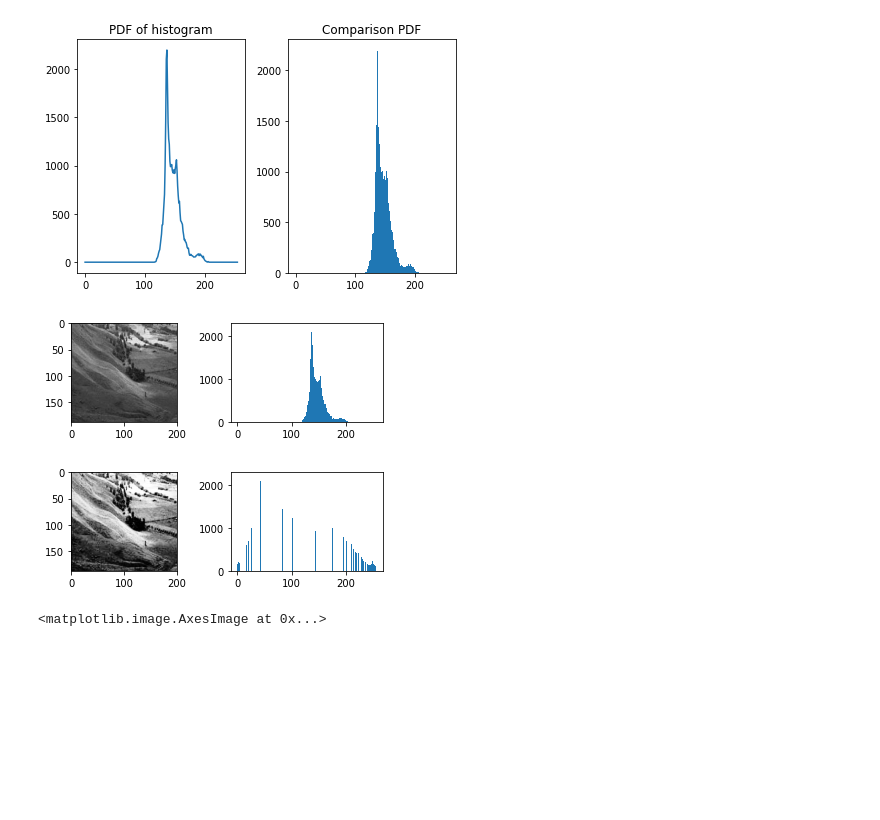
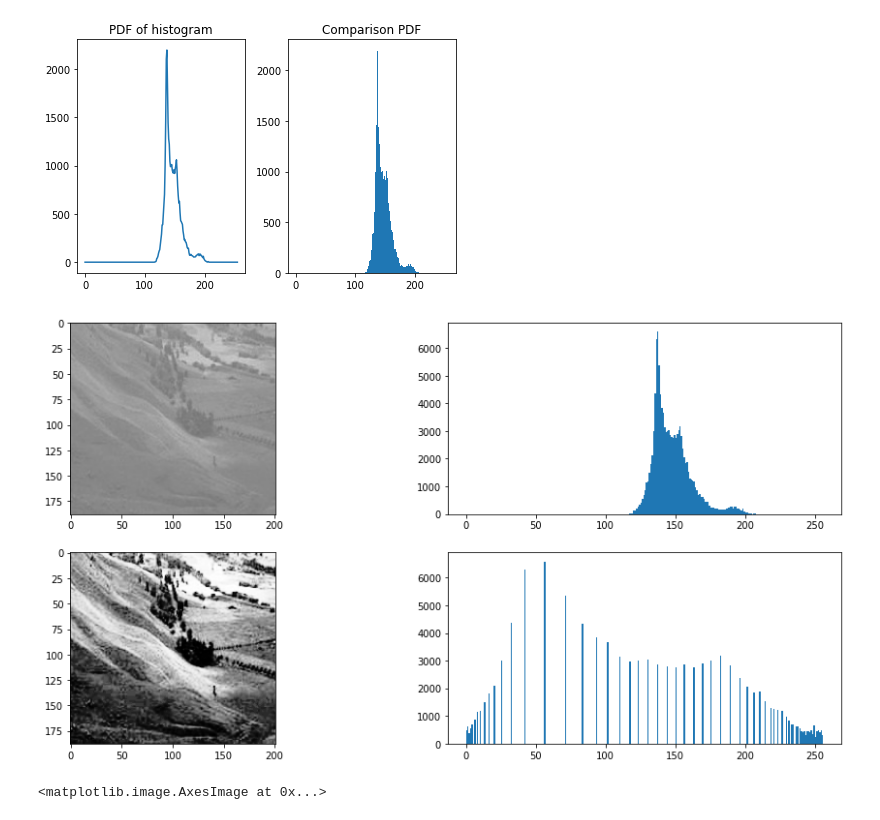
Before and after one commit to jamesrenxiangyu/ECE536, a Jupyter notebook: [A1]_ECE_471_536_Spring_2021.ipynb, the cells around one changed output. Cells and saved outputs as stored; diff of their text form; code cells hidden in the pictures; blank space fills up the shorter version.

```diff
--- a/[A1]_ECE_471_536_Spring_2021.ipynb
+++ b/[A1]_ECE_471_536_Spring_2021.ipynb
@@ -466,18 +452,7 @@ def match_histogram(I, href, nref):
   # Href: cumulative histogram of the reference image
   # nref: parameter to control the transformation behaviour. You can use the max of Href as default value.
   #
-  # n = I.shape[0] * I.shape[1]
-  # r = n/nref
-  # h = myHistogram(I, cumulative=False)
-  # F = np.zeros(256, dtype=int)
-  # i, j, c = 0, 0, 0
-  # while i < 256:
-  #   if c <= r * href[j]:
-  #     c = c + h[i]
-  #     F[i] = j;
-  #     i = i + 1
-  #   else:
-  #     j = j + 1
+
   n = I.shape[0] * I.shape[1]
   r = n/nref
   h = myHistogram(I, cumulative=False)
@@ -513,43 +488,52 @@ F = match_histogram(img3, href, nref)
 # BONUS (3 points): do not use loops when applying F.
 #
 def convertImage(I, F):
-  enI = np.zeros(I.shape, dtype=int)
+  enI = np.array(I)
   for i in range(I.shape[0]):
     for j in range(I.shape[1]):
-      tValue = I[i,j]
-      enI[i,j] = F[tValue]
+      Value = I[i,j]
+      enI[i,j] = F[Value]
 
   return enI
 
 def enhanceImage(I, href, nref):
   F = match_histogram(I, href, nref)
   enI = convertImage(I, F)
   return enI
+
+enImage = convertImage(img3, F)
+
+# matched_im = np.array(img3)
+
+# for i in range(matched_im.shape[0]):
+#   for j in range(matched_im.shape[1]):
+#     matched_im[i,j] = F[matched_im[i,j]]
 
 # TO-DO (3 points): Create a 4-element subplot with the matplot lib: 1) Original image; 2) Original
 # image's histogram; 3) Output image (result of the histogram matching procedure);
 # 4) the histogram of the output image.
 # Your output show look like this reference:
 # "https://raw.githubusercontent.com/tunai/storage/master/images/teaching/ece%20473-536/A1/reference_output_1.jpg"
 # Tip 1: use "plt.subplots_adjust" to avoid overlapping between adjacent subplots.
 # Tip 2: make sure your images are 3-channel before trying to display them with
 # matplotlib.
 #
 
-enImage = convertImage(img3, F)
+img3G = cv2.cvtColor(img3,cv2.COLOR_GRAY2BGR)
+enImage = cv2.cvtColor(enImage,cv2.COLOR_GRAY2BGR)
+
+plt.figure(figsize=(16,8))
 plt.subplot(2,2,1)
-plt.imshow(img3,cmap='gray')
+plt.imshow(img3G)
 plt.subplot(2,2,2)
-plt.hist(img3.ravel(),256,[0,256],cumulative=False)
-plt.show()
+plt.hist(img3G.ravel(),256,[0,256],cumulative=False)
 plt.subplot(2,2,3)
-plt.imshow(enImage, cmap='gray')
+plt.imshow(enImage)
 plt.subplot(2,2,4)
 plt.hist(enImage.ravel(),256,[0,256],cumulative=False)
 plt.show()
 # %% [output]
-[figure, old version]
+[figure, new version]
-[figure, removed]
 # %%
 # TO-DO (9 points): Adapt the histogram matching procedure to 3-channel images
 # (i.e., a single histogram matching process done three times).
```
Also changed, not shown: parts of 4 cells of this notebook.
